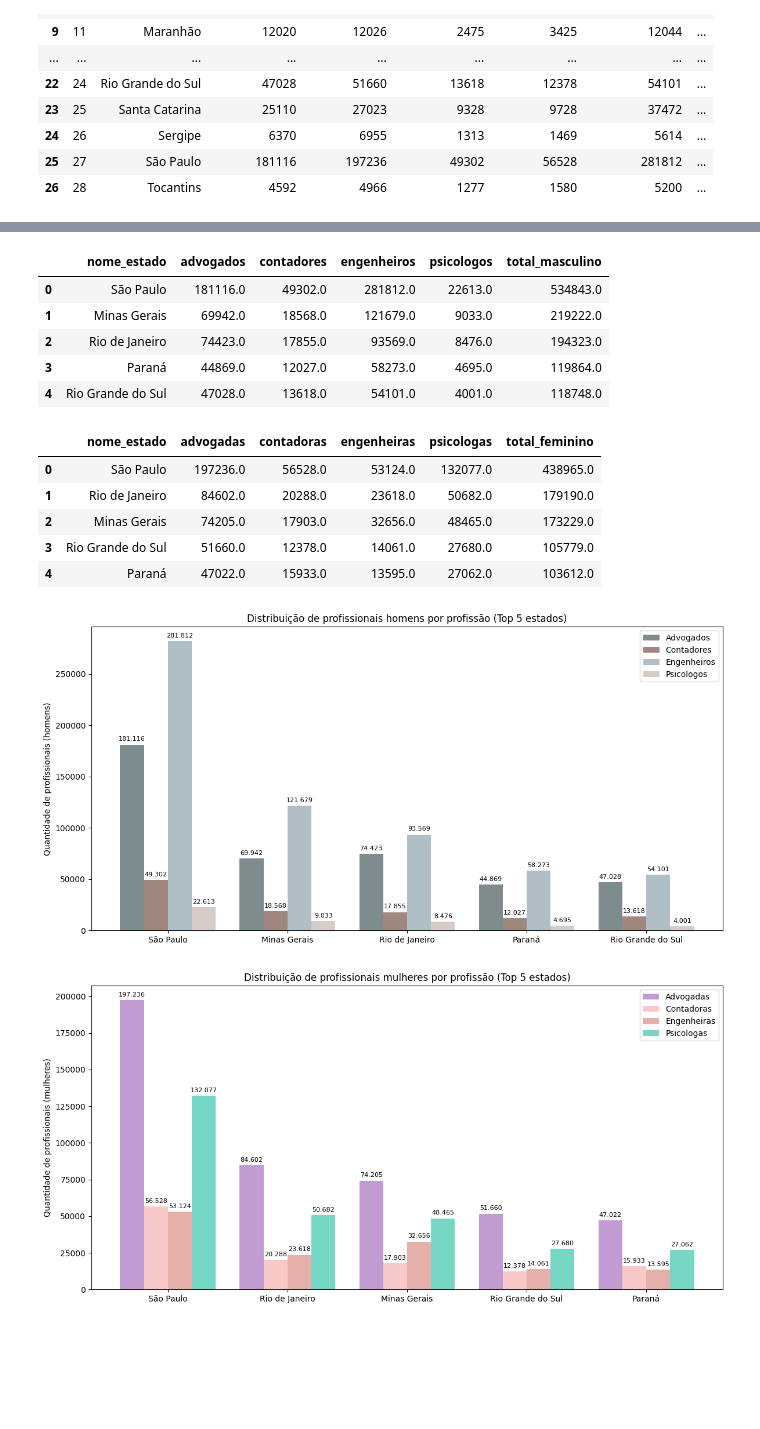
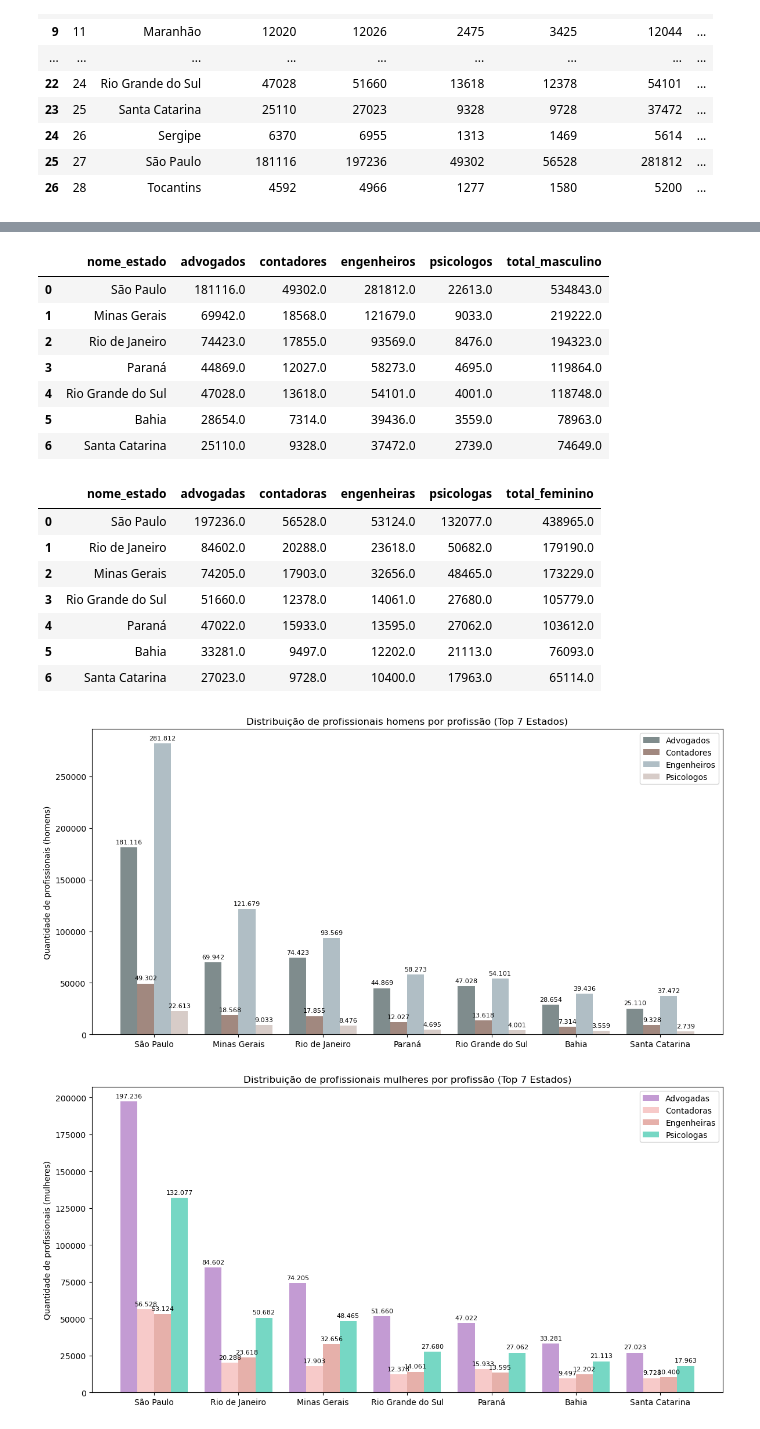
Before and after one commit to gfill99/distribuicao-de-profissoes, a Jupyter notebook: analise_de_dados/app/analise_de_dados.ipynb, the cells around one changed output, grey strips where cells are left out. Drawn from its saved outputs; the diff is of its cells as text; code cells hidden in the pictures; blank space fills up the shorter version.

```diff
--- a/analise_de_dados/app/analise_de_dados.ipynb
+++ b/analise_de_dados/app/analise_de_dados.ipynb
@@ -13,7 +12,7 @@ cf.mapeia_pastas()
 
 import functions as fc
 # %%
-con = db.connect("../../ingestao_de_dados/database/db_distribuicao_profissoes.db")
+con = fc.criar_conexao_db()
 # %%
 con.execute("SHOW TABLES").df()
 # %% [output]
@@ -220,6 +219,8 @@ maiores_estados_masculino
 | 2 | Rio de Janeiro | 74423.0 | 17855.0 | 93569.0 | 8476.0 | 194323.0 |
 | 3 | Paraná | 44869.0 | 12027.0 | 58273.0 | 4695.0 | 119864.0 |
 | 4 | Rio Grande do Sul | 47028.0 | 13618.0 | 54101.0 | 4001.0 | 118748.0 |
+| 5 | Bahia | 28654.0 | 7314.0 | 39436.0 | 3559.0 | 78963.0 |
+| 6 | Santa Catarina | 25110.0 | 9328.0 | 37472.0 | 2739.0 | 74649.0 |
 # %%
 maiores_estados_feminino = fc.distribuir_profissao_por_genero(con, 'F', 'total_feminino', nomes_femininos=True)
 maiores_estados_feminino
@@ -230,23 +231,25 @@ maiores_estados_feminino
 | 2 | Minas Gerais | 74205.0 | 17903.0 | 32656.0 | 48465.0 | 173229.0 |
 | 3 | Rio Grande do Sul | 51660.0 | 12378.0 | 14061.0 | 27680.0 | 105779.0 |
 | 4 | Paraná | 47022.0 | 15933.0 | 13595.0 | 27062.0 | 103612.0 |
+| 5 | Bahia | 33281.0 | 9497.0 | 12202.0 | 21113.0 | 76093.0 |
+| 6 | Santa Catarina | 27023.0 | 9728.0 | 10400.0 | 17963.0 | 65114.0 |
 # %%
 grafico_distribuicao_homens = fc.plotar_distribuicao_genero(
     df=maiores_estados_masculino,
     profissoes=['advogados', 'contadores', 'engenheiros', 'psicologos'],
-    titulo='Distribuição de profissionais homens por profissão (Top 5 estados)',
+    titulo='Distribuição de profissionais homens por profissão (Top 7 Estados)',
     cor_legenda=['#7f8c8d', '#a1887f', '#b0bec5', '#d7ccc8'],
     genero_label='homens'
 )
 # %% [output]
-[figure, old version]
+[figure, new version]
 # %%
 grafico_distribuicao_mulheres = fc.plotar_distribuicao_genero(
     df=maiores_estados_feminino,
     profissoes=['advogadas', 'contadoras', 'engenheiras', 'psicologas'],
-    titulo='Distribuição de profissionais mulheres por profissão (Top 5 estados)',
+    titulo='Distribuição de profissionais mulheres por profissão (Top 7 Estados)',
     cor_legenda=['#c39bd3', '#f7cac9', '#e6b0aa', '#76d7c4'],
     genero_label='mulheres'
 )
 # %% [output]
-[figure, old version]
+[figure, new version]
```
Also changed, not shown: parts of 8 cells of this notebook, 15 other files.
